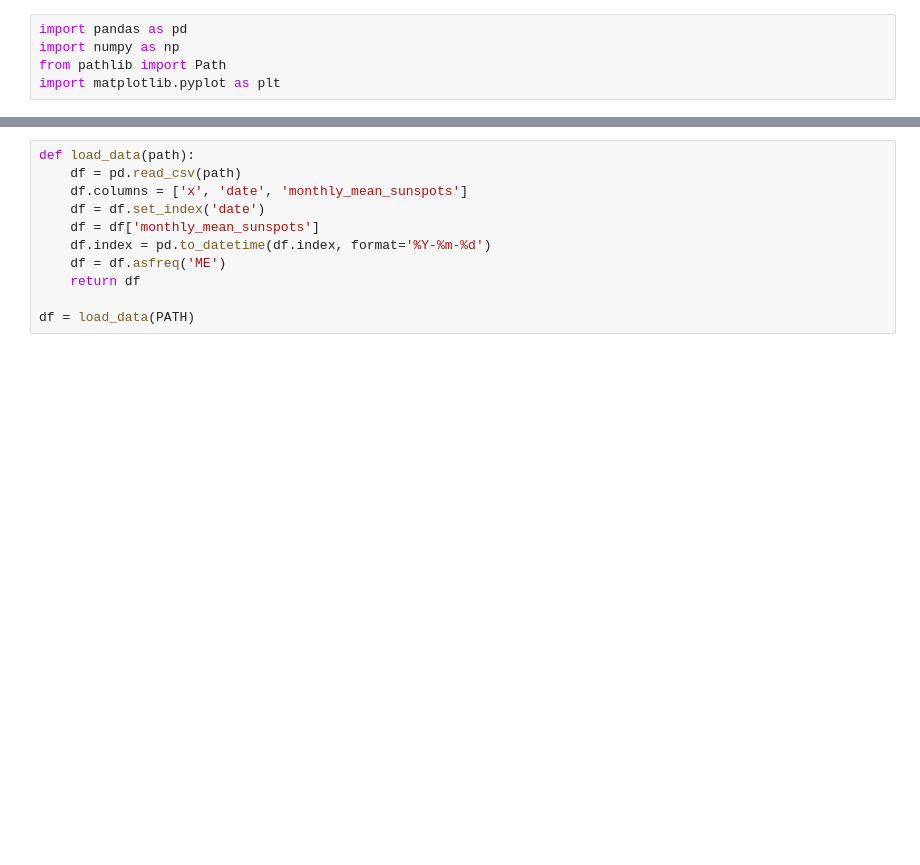
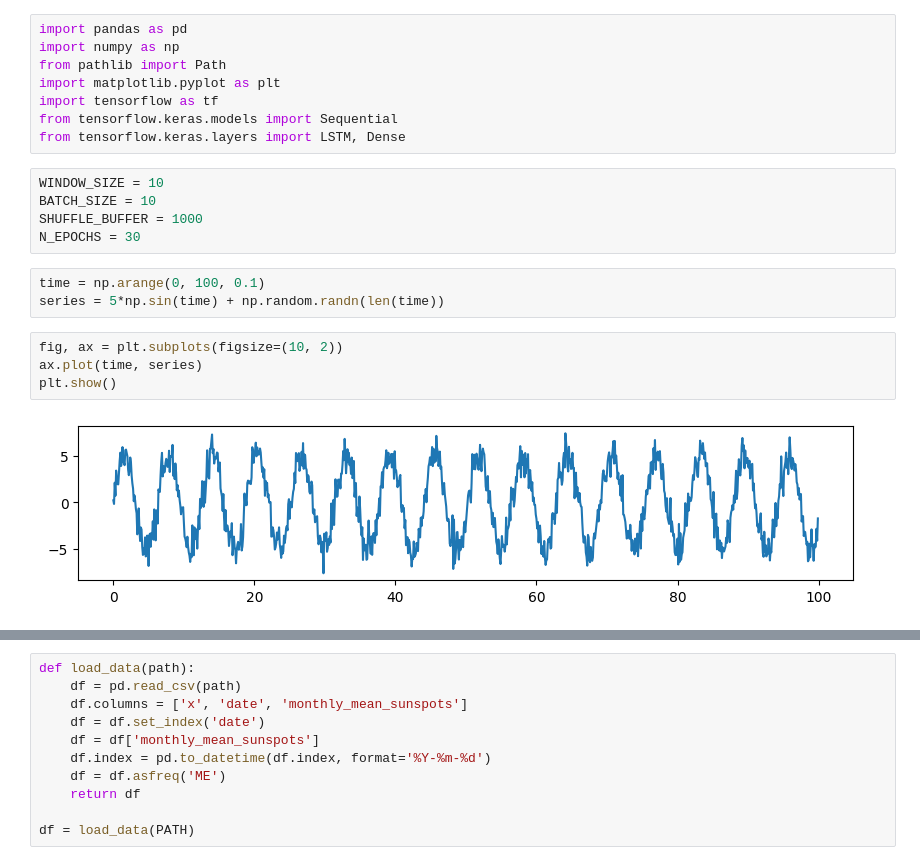
Before and after one commit to robetatis/study_notes_ml, a Jupyter notebook: sunspots.ipynb, the cells around one changed output, grey strips where cells are left out. Drawn from its saved outputs; the diff is of its cells as text; blank space fills up the shorter version.

```diff
--- a/sunspots.ipynb
+++ b/sunspots.ipynb
@@ -3,3 +3,20 @@ import pandas as pd
 import numpy as np
 from pathlib import Path
 import matplotlib.pyplot as plt
+import tensorflow as tf
+from tensorflow.keras.models import Sequential
+from tensorflow.keras.layers import LSTM, Dense
+# %%
+WINDOW_SIZE = 10
+BATCH_SIZE = 10
+SHUFFLE_BUFFER = 1000
+N_EPOCHS = 30
+# %%
+time = np.arange(0, 100, 0.1)
+series = 5*np.sin(time) + np.random.randn(len(time))
+# %%
+fig, ax = plt.subplots(figsize=(10, 2))
+ax.plot(time, series)
+plt.show()
+# %% [output]
+[figure, added]
```
Also changed, not shown: parts of 15 cells of this notebook, 1 other file.
